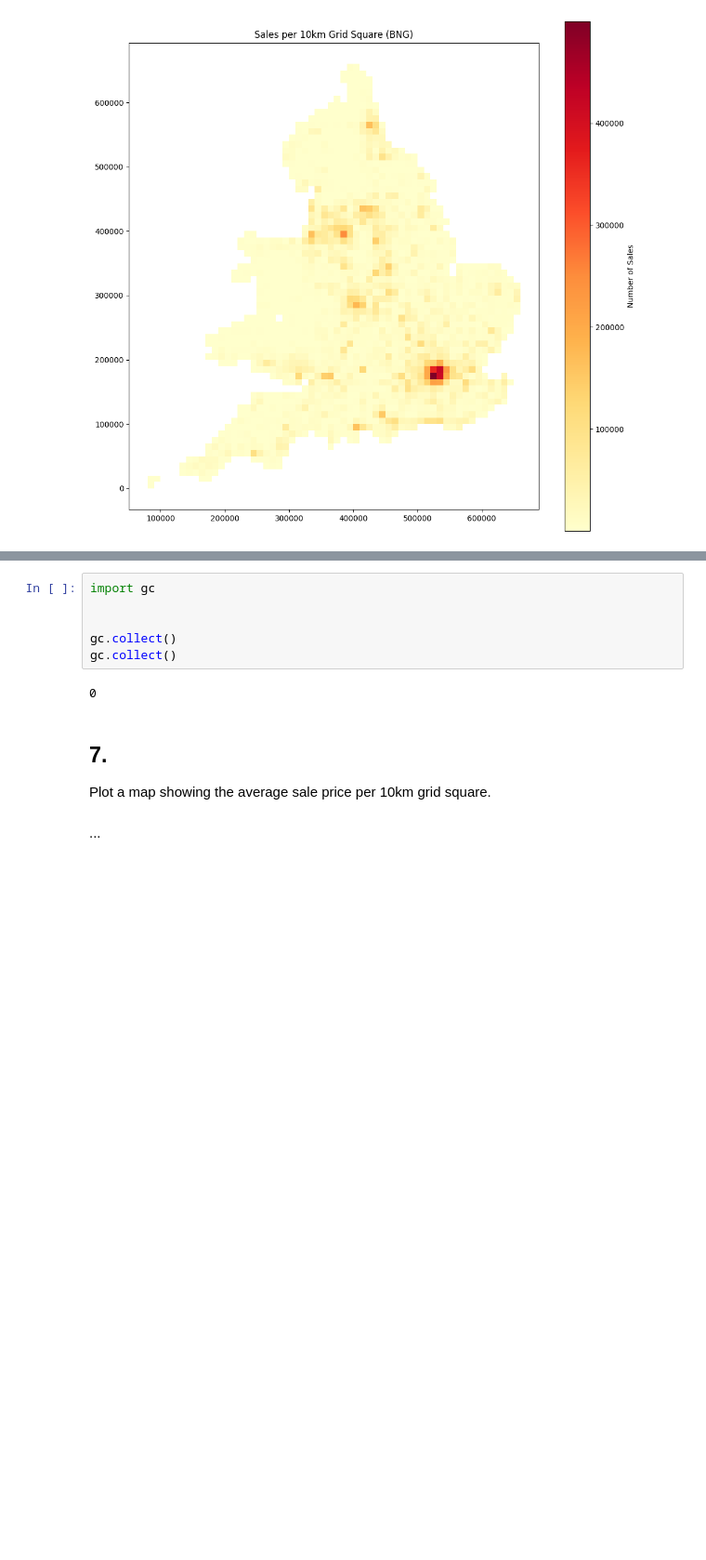
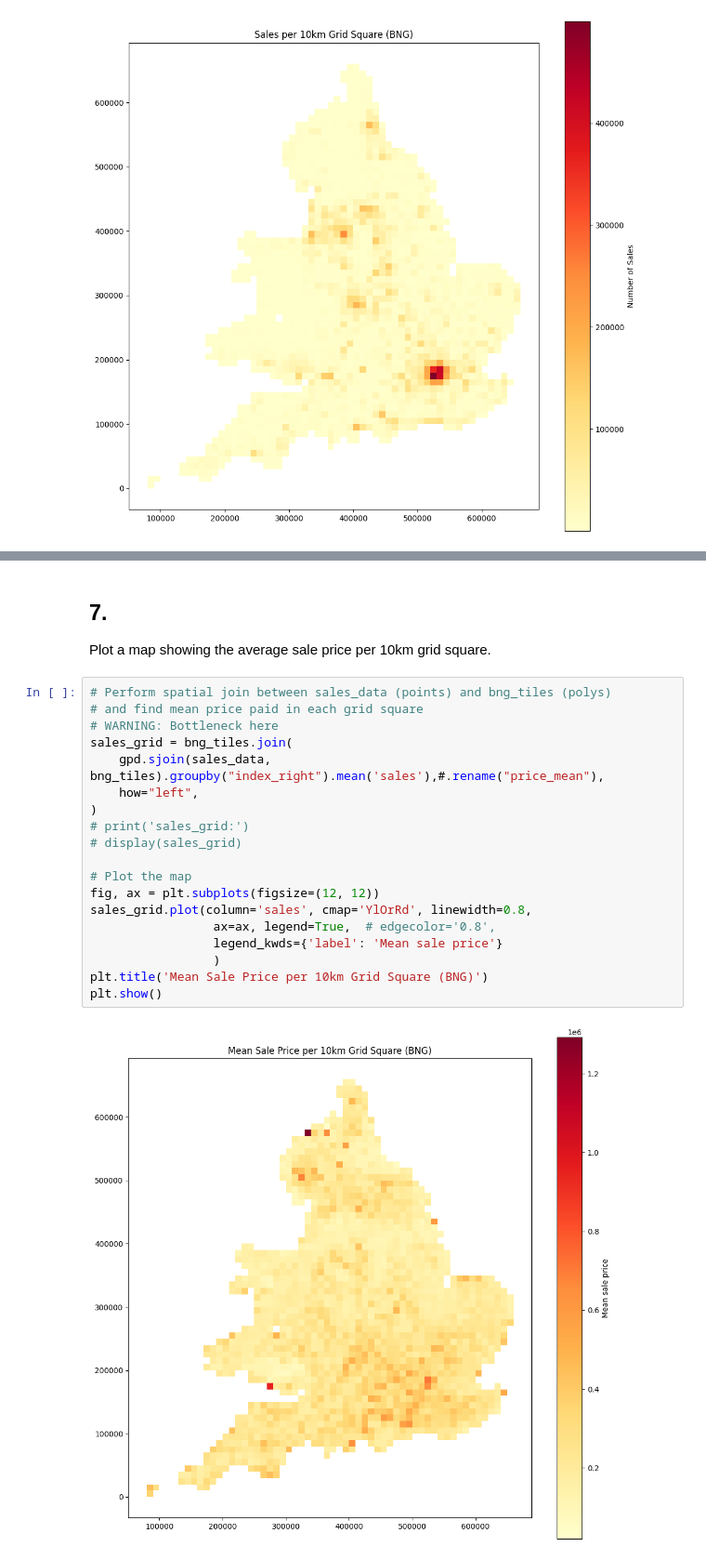
Before and after one commit to makeyourownmaker/misc, a Jupyter notebook: Chimnie.ipynb, the cells around one changed output, grey strips where cells are left out. Shown at 93% size. Drawn from its saved outputs; the diff is of its cells as text; blank space fills up the shorter version.

```diff
--- a/Chimnie.ipynb
+++ b/Chimnie.ipynb
@@ -771,14 +671,25 @@ sales_count:
-# %%
-import gc
-
-
-gc.collect()
-gc.collect()
-# %% [output]
-0
 # %% [markdown]
 ## 7.
 
 Plot a map showing the average sale price per 10km grid square.
-# %% [markdown]
-...
+# %%
+# Perform spatial join between sales_data (points) and bng_tiles (polys)
+# and find mean price paid in each grid square
+# WARNING: Bottleneck here
+sales_grid = bng_tiles.join(
+    gpd.sjoin(sales_data, bng_tiles).groupby("index_right").mean('sales'),#.rename("price_mean"),
+    how="left",
+)
+# print('sales_grid:')
+# display(sales_grid)
+
+# Plot the map
+fig, ax = plt.subplots(figsize=(12, 12))
+sales_grid.plot(column='sales', cmap='YlOrRd', linewidth=0.8,
+                 ax=ax, legend=True,  # edgecolor='0.8',
+                 legend_kwds={'label': 'Mean sale price'}
+                 )
+plt.title('Mean Sale Price per 10km Grid Square (BNG)')
+plt.show()
+# %% [output]
+[figure, added]
```
Also changed, not shown: parts of 8 cells of this notebook.
